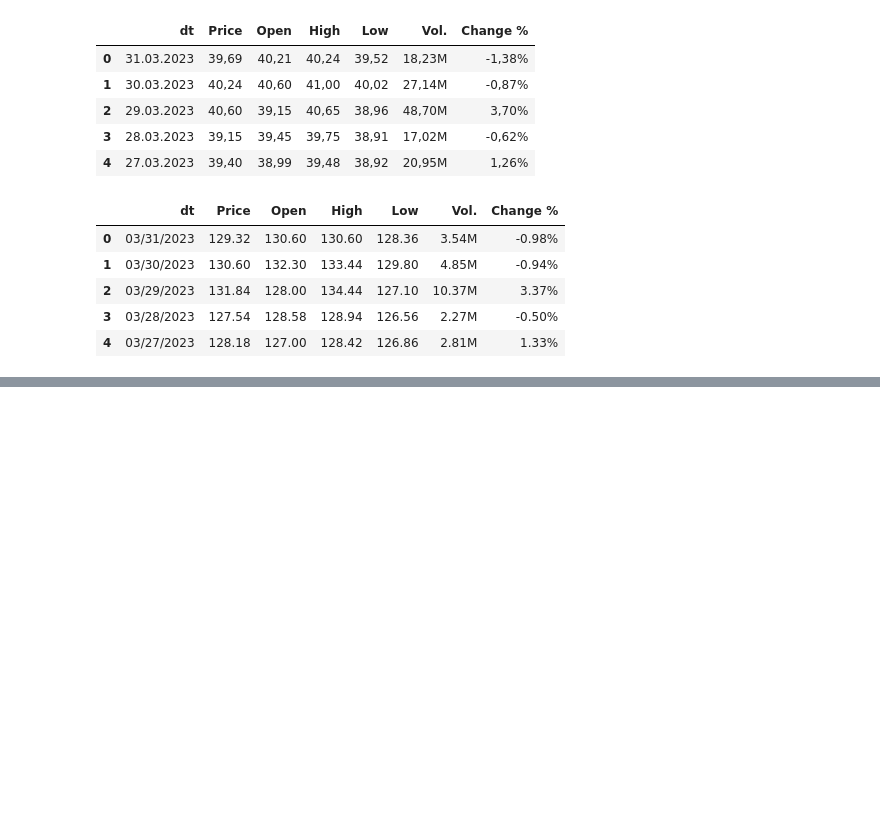
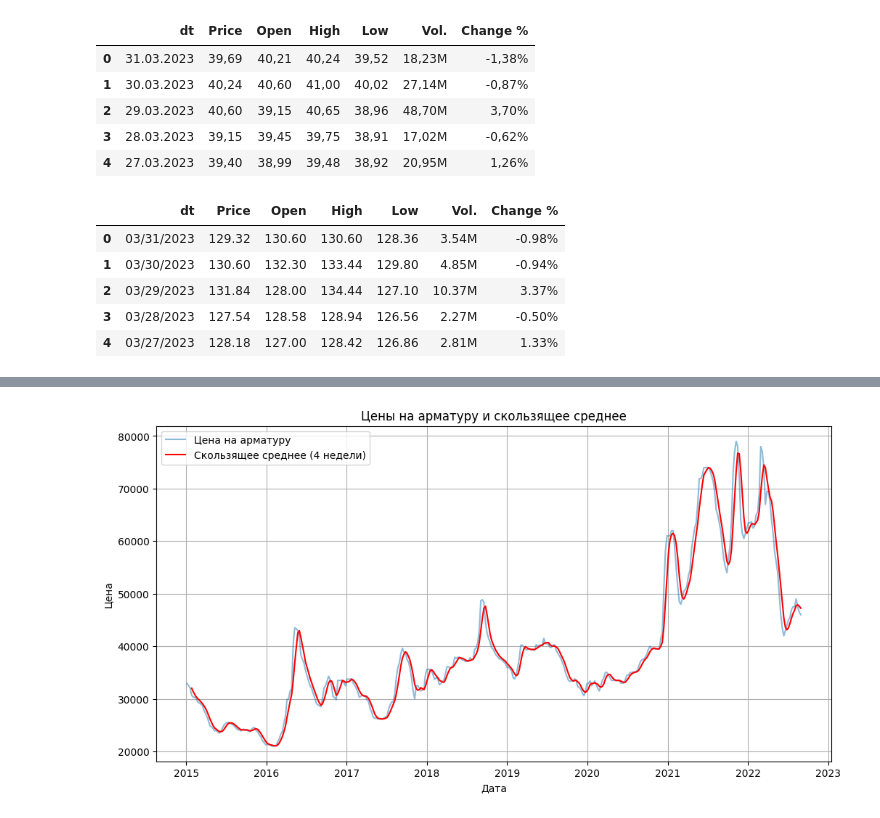
Before and after one commit to darinbtw/intensiv_3, a Jupyter notebook: vladislav_work/main_work.ipynb, the cells around one changed output, grey strips where cells are left out. Cells and saved outputs as stored; diff of their text form; code cells hidden in the pictures; blank space fills up the shorter version.

```diff
--- a/vladislav_work/main_work.ipynb
+++ b/vladislav_work/main_work.ipynb
@@ -221,0 +255,14 @@ merge_df.head()
+# %%
+# 2. Скользящее среднее (4 недели)
+train_df['ma_4'] = train_df['Цена на арматуру'].rolling(window=4).mean()  # Скользящее среднее за 4 недели
+plt.figure(figsize=(12, 6))
+plt.plot(train_df.index, train_df['Цена на арматуру'], label='Цена на арматуру', alpha=0.5)
+plt.plot(train_df.index, train_df['ma_4'], label='Скользящее среднее (4 недели)', color='red')
+plt.title('Цены на арматуру и скользящее среднее')
+plt.xlabel('Дата')
+plt.ylabel('Цена')
+plt.legend()
+plt.grid(True)
+plt.show()
+# %% [output]
+[figure, added]
```
Also changed, not shown: parts of 8 cells of this notebook, 2 other files.
